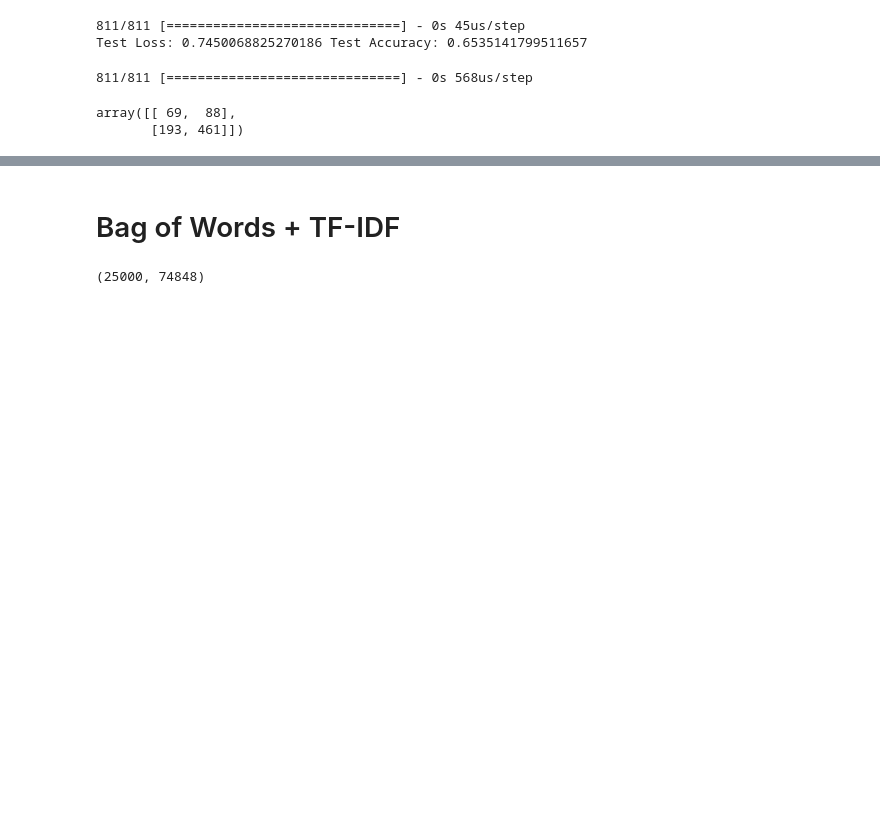
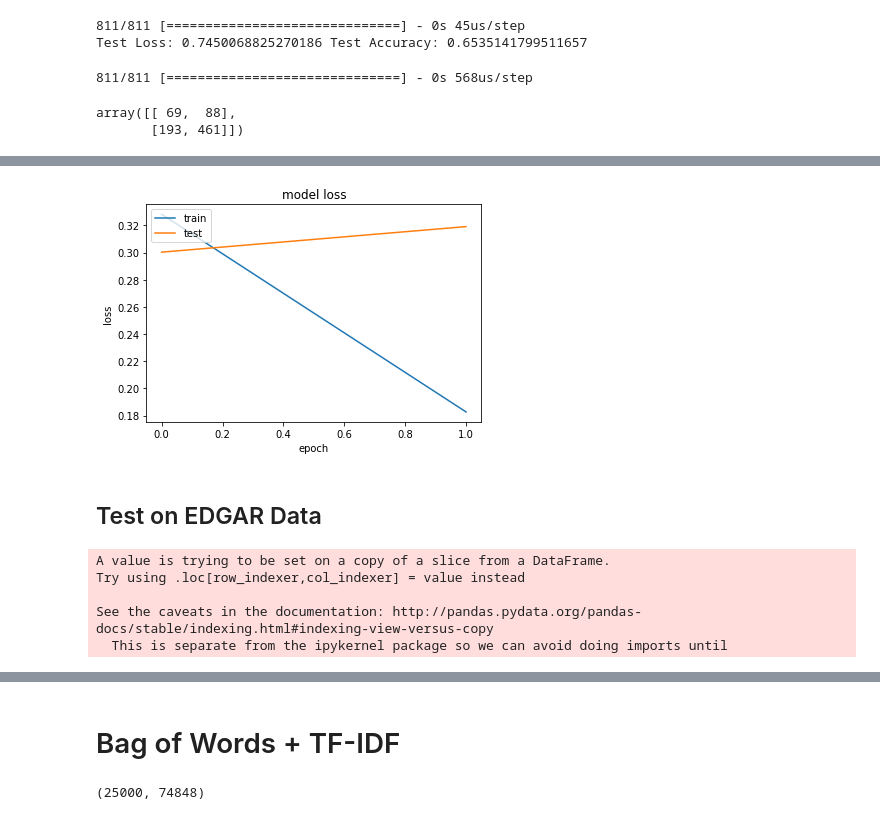
Before and after one commit to erstrong/DeepNeuralNetworksandAI, a Jupyter notebook: Assignment3/Experiment2.ipynb, the cells around one changed output, grey strips where cells are left out. Saved outputs shown, nothing was run; the diff lists cells and outputs as text; code cells hidden in the pictures; blank space fills up the shorter version.

```diff
--- a/Assignment3/Experiment2.ipynb
+++ b/Assignment3/Experiment2.ipynb
@@ -541,0 +605,22 @@ model.save('bow_model.h5')
+# %%
+plt.plot(history.history['loss'])
+plt.plot(history.history['val_loss'])
+plt.title('model loss')
+plt.ylabel('loss')
+plt.xlabel('epoch')
+plt.legend(['train', 'test'], loc='upper left')
+plt.show()
+# %% [output]
+[figure, added]
+# %% [markdown]
+## Test on EDGAR Data
+# %%
+edgar_data = pd.read_csv('cleaned_merged_data.csv')
+edgar_test = edgar_data[edgar_data['Sentiment'] != 'neutral']
+edgar_test['Sentiment'] = edgar_test['Sentiment'].apply(lambda x: 1 if x == 'positive' else 0)
+# %% [output]
+A value is trying to be set on a copy of a slice from a DataFrame.
+Try using .loc[row_indexer,col_indexer] = value instead
+
+See the caveats in the documentation: http://pandas.pydata.org/pandas-docs/stable/indexing.html#indexing-view-versus-copy
+  This is separate from the ipykernel package so we can avoid doing imports until
```
Also changed, not shown: parts of 35 cells of this notebook, 5 other files.
